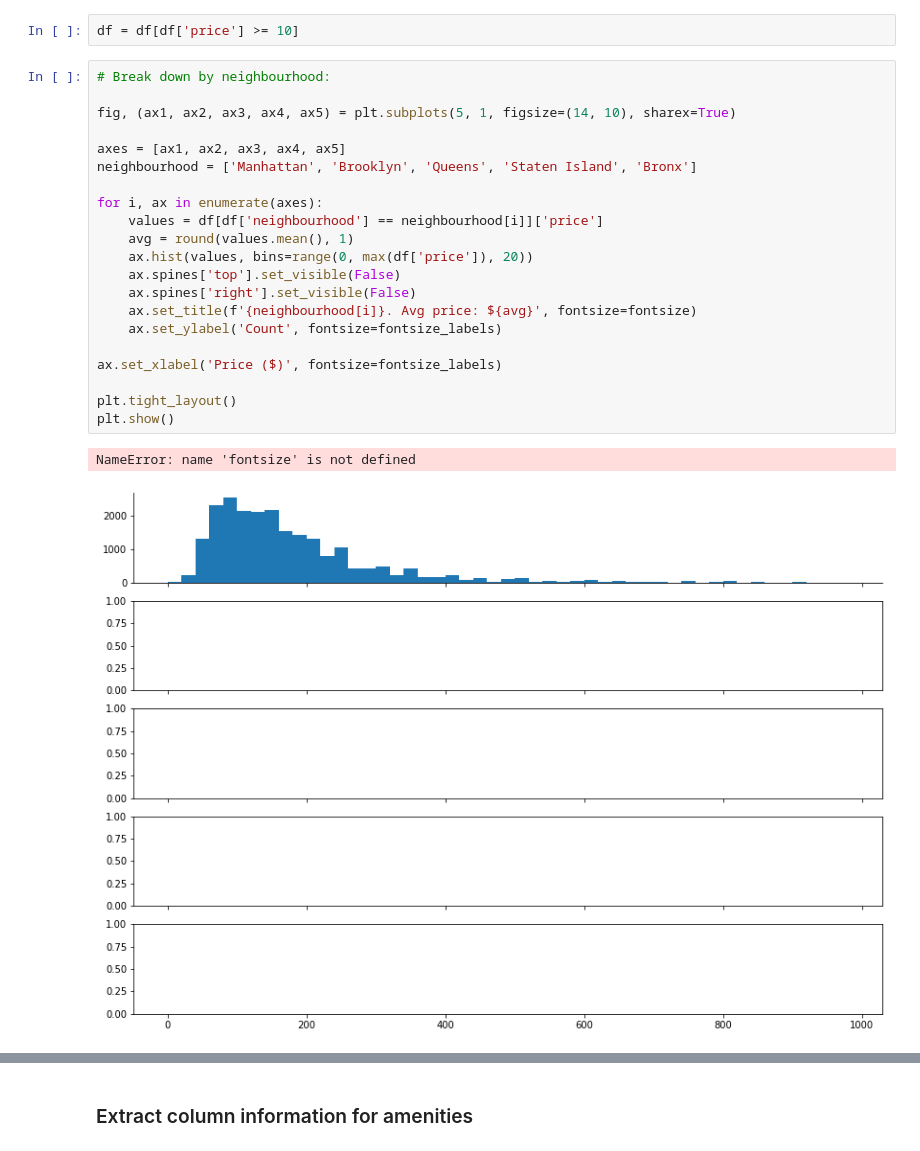
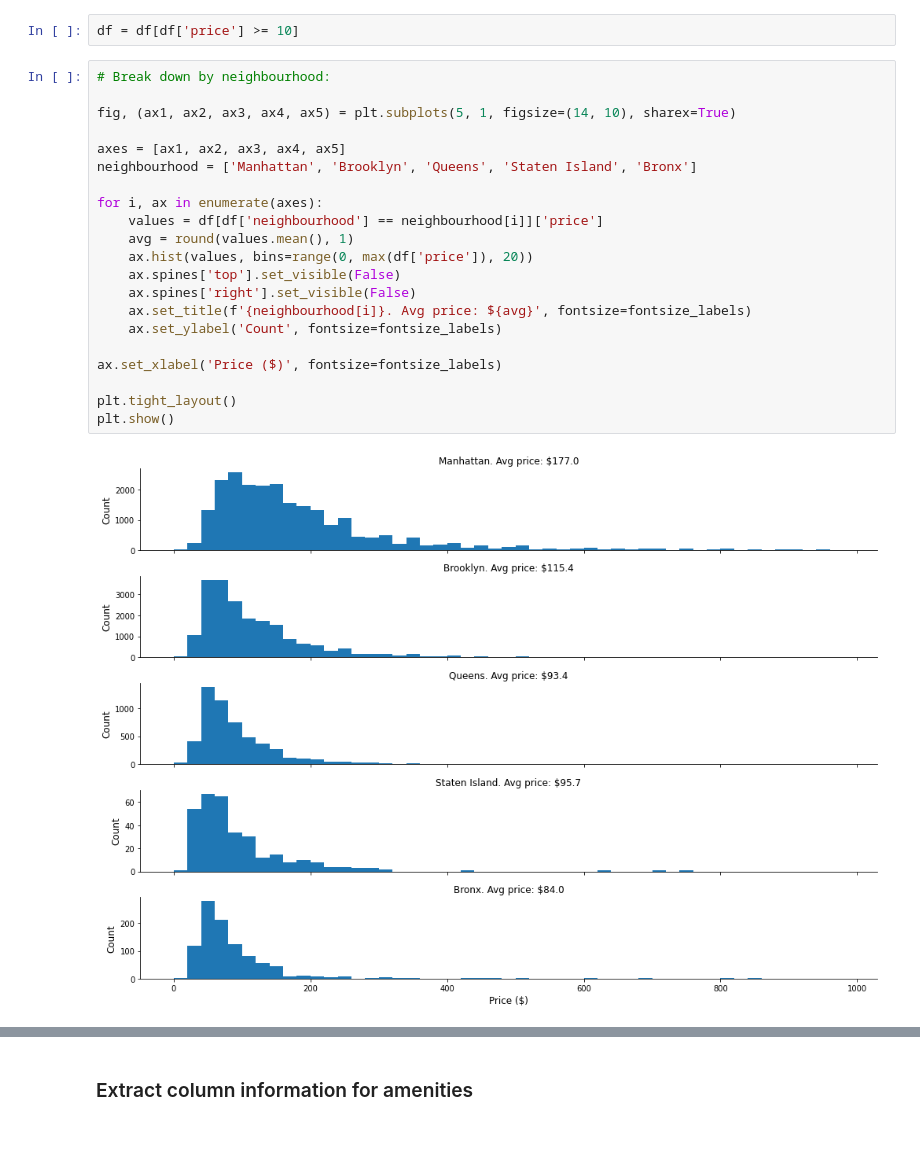
Before and after one commit to konstellation-io/ny-house-price-estimator, a Jupyter notebook: data/analysis/01-exploratory-data-analysis.ipynb, the cells around one changed output, grey strips where cells are left out. Saved outputs shown, nothing was run; the diff lists cells and outputs as text.

```diff
--- a/data/analysis/01-exploratory-data-analysis.ipynb
+++ b/data/analysis/01-exploratory-data-analysis.ipynb
@@ -141,27 +143,26 @@ df = df[df['price'] >= 10]
 # %%
 # Break down by neighbourhood:
 
 fig, (ax1, ax2, ax3, ax4, ax5) = plt.subplots(5, 1, figsize=(14, 10), sharex=True)
 
 axes = [ax1, ax2, ax3, ax4, ax5]
 neighbourhood = ['Manhattan', 'Brooklyn', 'Queens', 'Staten Island', 'Bronx']
 
 for i, ax in enumerate(axes):
     values = df[df['neighbourhood'] == neighbourhood[i]]['price']
     avg = round(values.mean(), 1)
     ax.hist(values, bins=range(0, max(df['price']), 20))
     ax.spines['top'].set_visible(False)
     ax.spines['right'].set_visible(False)
-    ax.set_title(f'{neighbourhood[i]}. Avg price: ${avg}', fontsize=fontsize)
+    ax.set_title(f'{neighbourhood[i]}. Avg price: ${avg}', fontsize=fontsize_labels)
     ax.set_ylabel('Count', fontsize=fontsize_labels)
 
 ax.set_xlabel('Price ($)', fontsize=fontsize_labels)
 
 plt.tight_layout()
 plt.show()
 # %% [output]
-NameError: name 'fontsize' is not defined
-[figure, old version]
+[figure, new version]
 # %%
 # Create a categorical price column:
 
```
Also changed, not shown: parts of 6 cells of this notebook.
